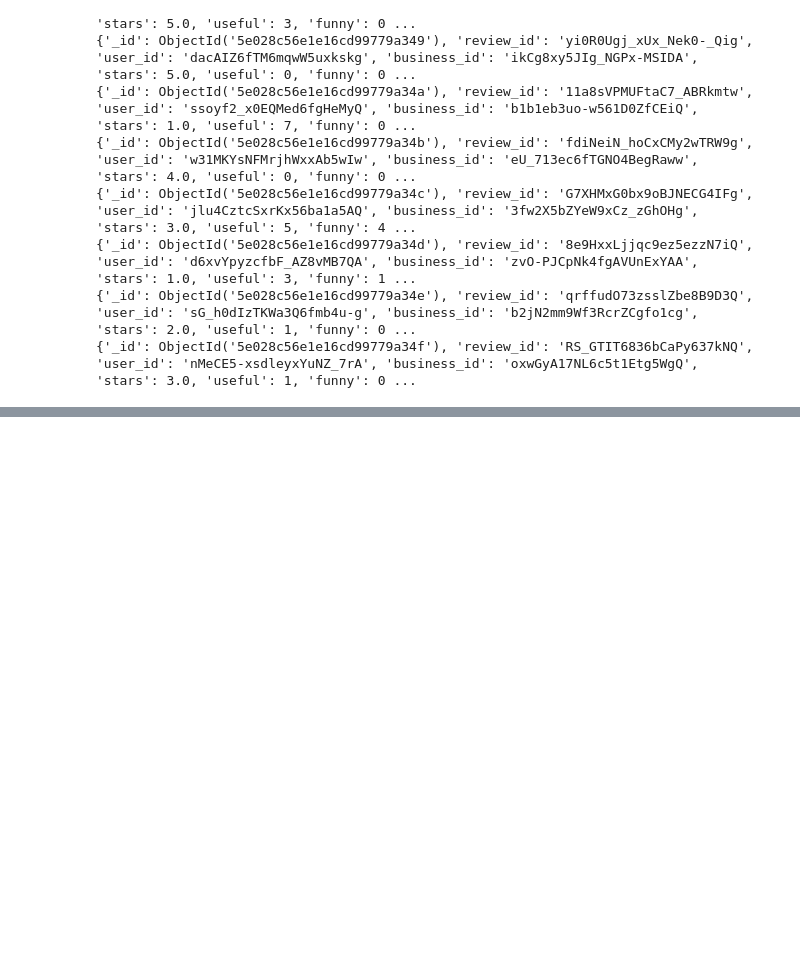
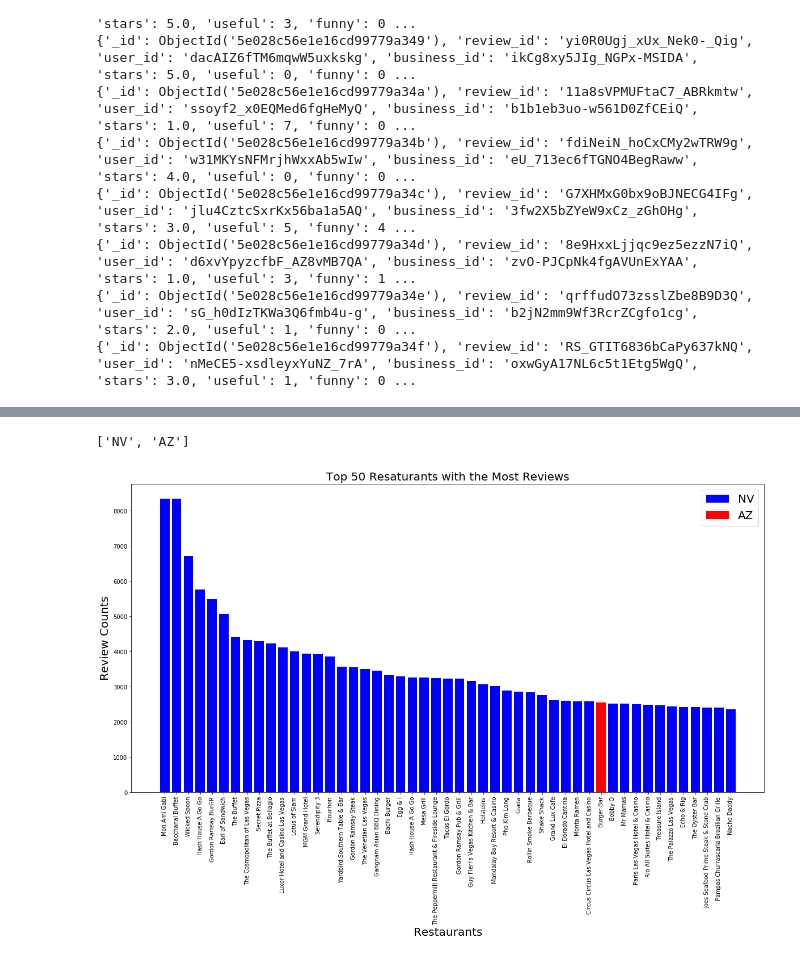
Before and after one commit to yueweng/restaurant-reviews, a Jupyter notebook: project.ipynb, the cells around one changed output, grey strips where cells are left out. Saved outputs shown, nothing was run; the diff lists cells and outputs as text; code cells hidden in the pictures; blank space fills up the shorter version.

Commit message:
add plot for top 50 restaurants

```diff
--- a/project.ipynb
+++ b/project.ipynb
@@ -58,3 +58,11 @@ with open('yelp_dataset/user.json', 'r') as f:
     for line in f:
         user = json.loads(line)
         user_table.insert(user)
+# %%
+import pandas as pd
+
+review_df = pd.DataFrame(list(reviews_table.find()))
+business_df = pd.DataFrame(list(business_table.find()))
+checkin_df = pd.DataFrame(list(checkin_table.find()))
+tip_df = pd.DataFrame(list(tip_table.find()))
+user_df = pd.DataFrame(list(user_table.find()))
@@ -60,0 +85,6 @@ with open('yelp_dataset/user.json', 'r') as f:
+# %%
+import numpy as np
+
+business_df = business_df.dropna(subset=['categories'])
+restaurant_df = business_df[business_df['categories'].str.contains('Restaurants')]
+restaurant_df
@@ -60,0 +136,31 @@ with open('yelp_dataset/user.json', 'r') as f:
+# %%
+most_reviews = restaurant_df.sort_values(by=['review_count'], ascending=False).head(50)
+most_reviews.state.unique()
+
+state = []
+
+for s in most_reviews.state.unique():
+    state.append(s)
+
+state
+# %% [output]
+['NV', 'AZ']
+# %%
+# colors = ['blue', 'green', 'red', 'brown', 'cyan', 'purple']
+import matplotlib.pyplot as plt
+
+az = most_reviews[most_reviews['state'] == 'AZ']
+
+fig, ax = plt.subplots(figsize=[20,10])
+ax.set_title('Top 50 Resaturants with the Most Reviews', fontsize=20)
+ax.bar(most_reviews['name'], most_reviews['review_count'], color= 'blue', label='NV')
+ax.bar(az['name'], az['review_count'], color='red', label='AZ')
+ax.set_xticklabels(most_reviews['name'], rotation=90)
+ax.set_xlabel('Restaurants', fontsize=20)
+ax.set_ylabel('Review Counts', fontsize=20)
+plt.legend(fontsize=20)
+plt.show()
+
+fig.savefig('images/top_50_restaurants.jpg')
+# %% [output]
+[figure, added]
```
Also changed, not shown: parts of 4 cells of this notebook, 2 other files.
